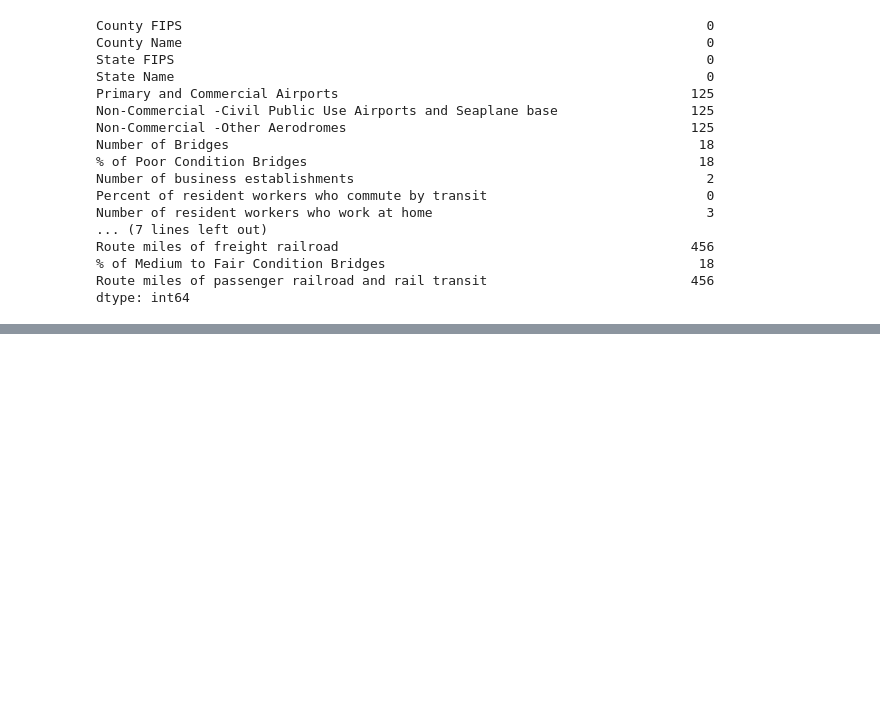
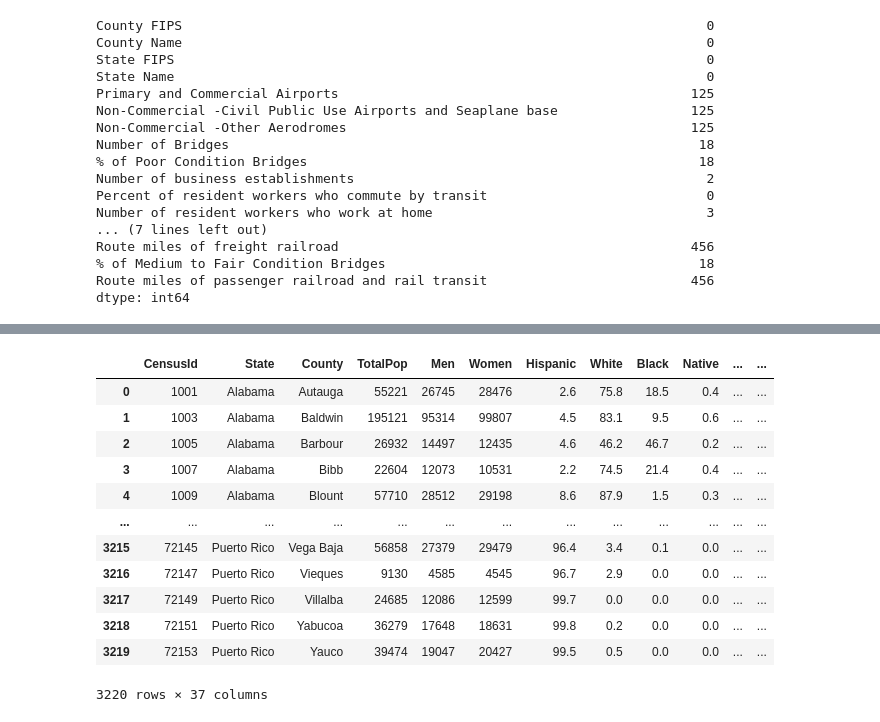
Before and after one commit to c-biancone/ISCH-370_Project, a Jupyter notebook: ISCH370_Group2.ipynb, the cells around one changed output, grey strips where cells are left out. Drawn from its saved outputs; the diff is of its cells as text; code cells hidden in the pictures; blank space fills up the shorter version.

```diff
--- a/ISCH370_Group2.ipynb
+++ b/ISCH370_Group2.ipynb
@@ -17,6 +17,7 @@ countyTrans = pd.read_csv('https://raw.githubusercontent.com/c-biancone/ISCH-370
 # not right now don't want to slow this down too much
 
 # import census data
+census = pd.read_csv('https://raw.githubusercontent.com/c-biancone/ISCH-370_Project/main/data_sets/acs2015_county_data.csv')
 # %%
 # check out the dataset
 # countyTrans
@@ -70,0 +88,16 @@ countyTransCleaned['Number of resident workers who work at home'].fillna(0, inpl
+# %%
+census
+# %% [output]
+|  | CensusId | State | County | TotalPop | Men | Women | Hispanic | White | Black | Native | ... | ... |
+| 0 | 1001 | Alabama | Autauga | 55221 | 26745 | 28476 | 2.6 | 75.8 | 18.5 | 0.4 | ... | ... |
+| 1 | 1003 | Alabama | Baldwin | 195121 | 95314 | 99807 | 4.5 | 83.1 | 9.5 | 0.6 | ... | ... |
+| 2 | 1005 | Alabama | Barbour | 26932 | 14497 | 12435 | 4.6 | 46.2 | 46.7 | 0.2 | ... | ... |
+| 3 | 1007 | Alabama | Bibb | 22604 | 12073 | 10531 | 2.2 | 74.5 | 21.4 | 0.4 | ... | ... |
+| 4 | 1009 | Alabama | Blount | 57710 | 28512 | 29198 | 8.6 | 87.9 | 1.5 | 0.3 | ... | ... |
+| ... | ... | ... | ... | ... | ... | ... | ... | ... | ... | ... | ... | ... |
+| 3215 | 72145 | Puerto Rico | Vega Baja | 56858 | 27379 | 29479 | 96.4 | 3.4 | 0.1 | 0.0 | ... | ... |
+| 3216 | 72147 | Puerto Rico | Vieques | 9130 | 4585 | 4545 | 96.7 | 2.9 | 0.0 | 0.0 | ... | ... |
+| 3217 | 72149 | Puerto Rico | Villalba | 24685 | 12086 | 12599 | 99.7 | 0.0 | 0.0 | 0.0 | ... | ... |
+| 3218 | 72151 | Puerto Rico | Yabucoa | 36279 | 17648 | 18631 | 99.8 | 0.2 | 0.0 | 0.0 | ... | ... |
+| 3219 | 72153 | Puerto Rico | Yauco | 39474 | 19047 | 20427 | 99.5 | 0.5 | 0.0 | 0.0 | ... | ... |
+3220 rows × 37 columns
```
Also changed, not shown: parts of 7 cells of this notebook.
